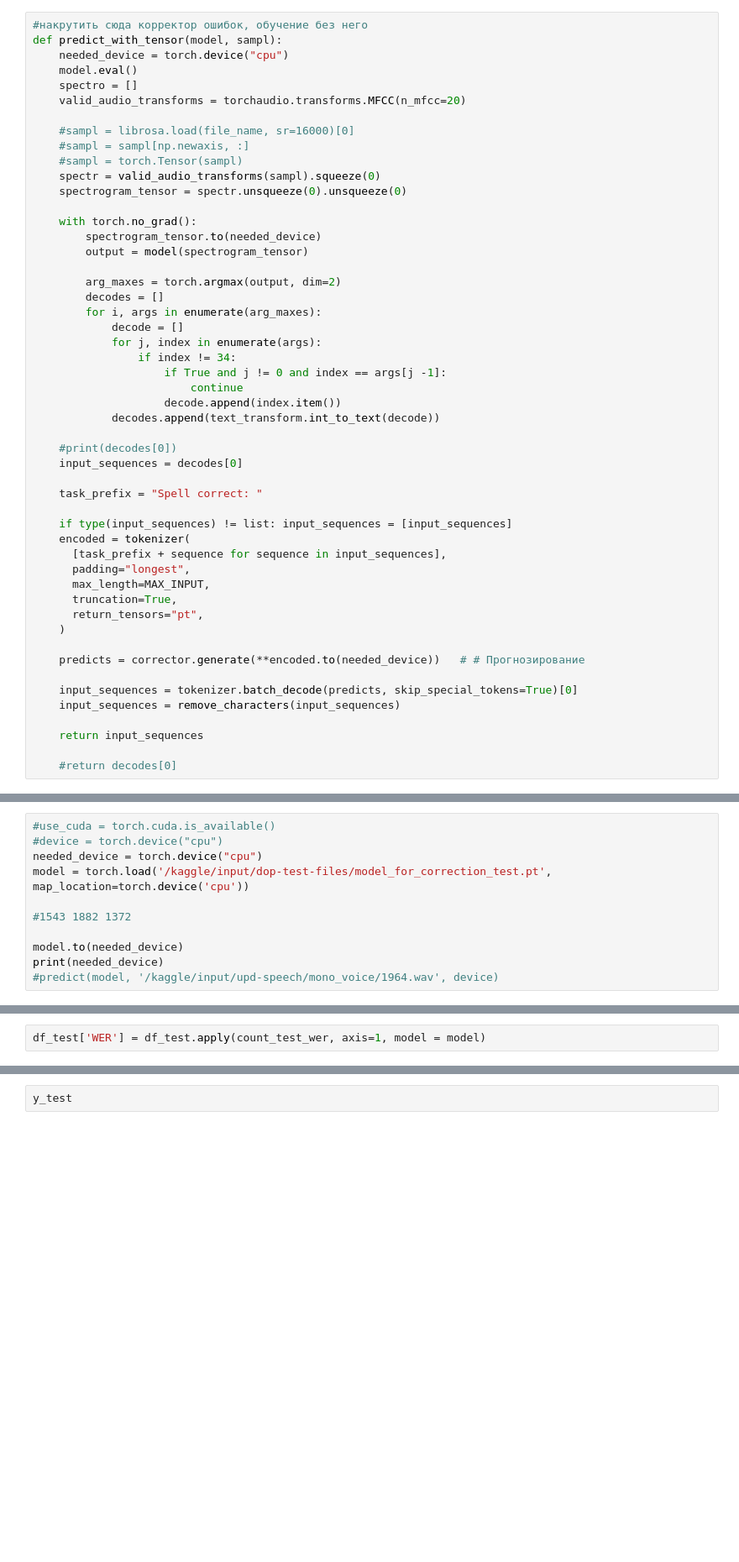
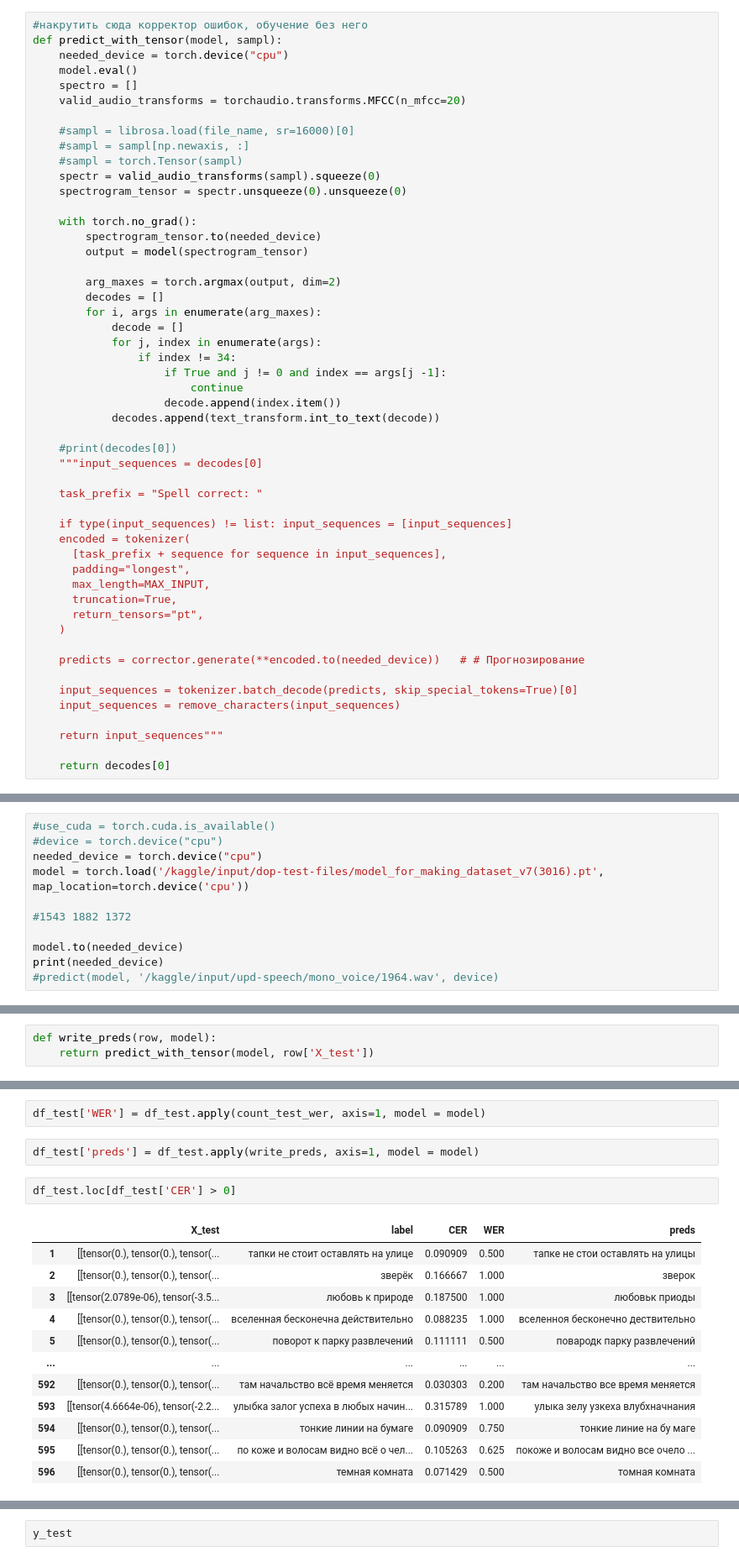
Before and after one commit to NickChudo/NeuralNetwork, a Jupyter notebook: pytorch-model.ipynb, the cells around one changed output, grey strips where cells are left out. Shown: that part at 84% size. Saved outputs shown, nothing was run; the diff lists cells and outputs as text; blank space fills up the shorter version.

Commit message:
Kaggle Notebook | pytorch_model | добыча данных для обучения корректора

```diff
--- a/pytorch-model.ipynb
+++ b/pytorch-model.ipynb
@@ -731,7 +524,7 @@ def predict_with_tensor(model, sampl):
             decodes.append(text_transform.int_to_text(decode))
 
     #print(decodes[0])
-    input_sequences = decodes[0]
+    """input_sequences = decodes[0]
 
     task_prefix = "Spell correct: "
 
@@ -749,9 +542,9 @@ def predict_with_tensor(model, sampl):
     input_sequences = tokenizer.batch_decode(predicts, skip_special_tokens=True)[0]
     input_sequences = remove_characters(input_sequences)
 
-    return input_sequences
+    return input_sequences"""
 
-    #return decodes[0]
+    return decodes[0]
 # %%
 %%time
 learning_rate = 0.002
@@ -763,7 +574,7 @@ main(learning_rate, batch_size, epochs)
 #use_cuda = torch.cuda.is_available()
 #device = torch.device("cpu")
 needed_device = torch.device("cpu")
-model = torch.load('/kaggle/input/dop-test-files/model_for_correction_test.pt', map_location=torch.device('cpu'))
+model = torch.load('/kaggle/input/dop-test-files/model_for_making_dataset_v7(3016).pt', map_location=torch.device('cpu'))
 
 #1543 1882 1372
 
@@ -799,7 +610,27 @@ def count_test_cer(row, model):
 def count_test_wer(row, model):
     prediction = predict_with_tensor(model, row['X_test'])
     return wer(row['label'], prediction)
+# %%
+def write_preds(row, model):
+    return predict_with_tensor(model, row['X_test'])
 # %%
 df_test['CER'] = df_test.apply(count_test_cer, axis=1, model = model)
 # %%
 df_test['WER'] = df_test.apply(count_test_wer, axis=1, model = model)
+# %%
+df_test['preds'] = df_test.apply(write_preds, axis=1, model = model)
+# %%
+df_test.loc[df_test['CER'] > 0]
+# %% [output]
+|  | X_test | label | CER | WER | preds |
+| 1 | [[tensor(0.), tensor(0.), tensor(... | тапки не стоит оставлять на улице | 0.090909 | 0.500 | тапке не стои оставлять на улицы |
+| 2 | [[tensor(0.), tensor(0.), tensor(... | зверёк | 0.166667 | 1.000 | зверок |
+| 3 | [[tensor(2.0789e-06), tensor(-3.5... | любовь к природе | 0.187500 | 1.000 | любовьк приоды |
+| 4 | [[tensor(0.), tensor(0.), tensor(... | вселенная бесконечна действительно | 0.088235 | 1.000 | вселенноя бесконечно дествительно |
+| 5 | [[tensor(0.), tensor(0.), tensor(... | поворот к парку развлечений | 0.111111 | 0.500 | повародк парку развлечений |
+| ... | ... | ... | ... | ... | ... |
+| 592 | [[tensor(0.), tensor(0.), tensor(... | там начальство всё время меняется | 0.030303 | 0.200 | там начальство все время меняется |
+| 593 | [[tensor(4.6664e-06), tensor(-2.2... | улыбка залог успеха в любых начин... | 0.315789 | 1.000 | улыка зелу узкеха влубхначнания |
+| 594 | [[tensor(0.), tensor(0.), tensor(... | тонкие линии на бумаге | 0.090909 | 0.750 | тонкие линие на бу маге |
+| 595 | [[tensor(0.), tensor(0.), tensor(... | по коже и волосам видно всё о чел... | 0.105263 | 0.625 | покоже и волосам видно все очело ... |
+| 596 | [[tensor(0.), tensor(0.), tensor(... | темная комната | 0.071429 | 0.500 | томная комната |
```
Also changed, not shown: parts of 27 cells of this notebook.
